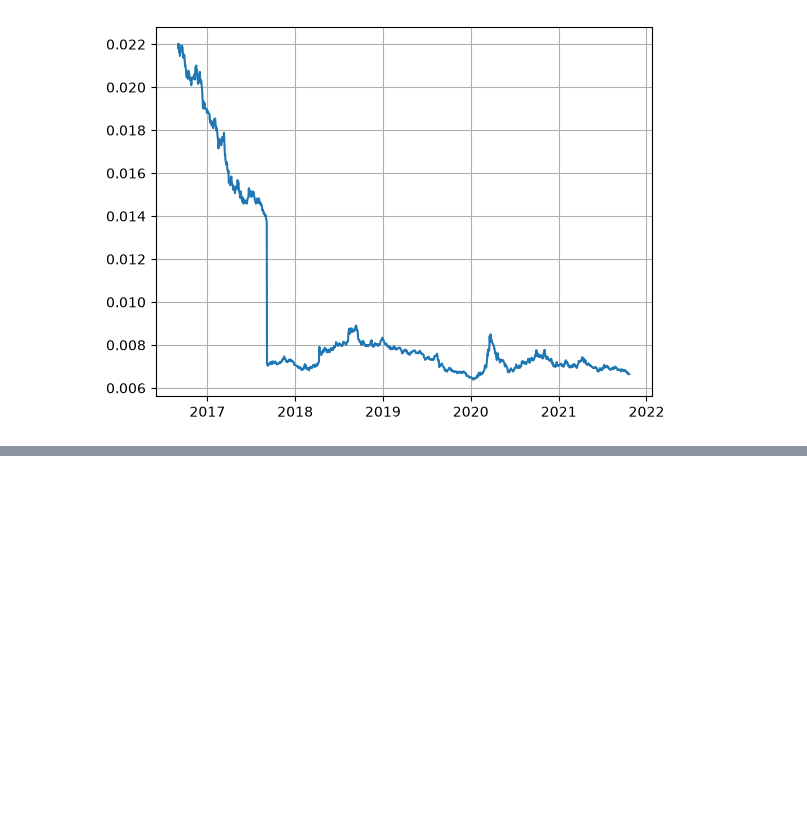
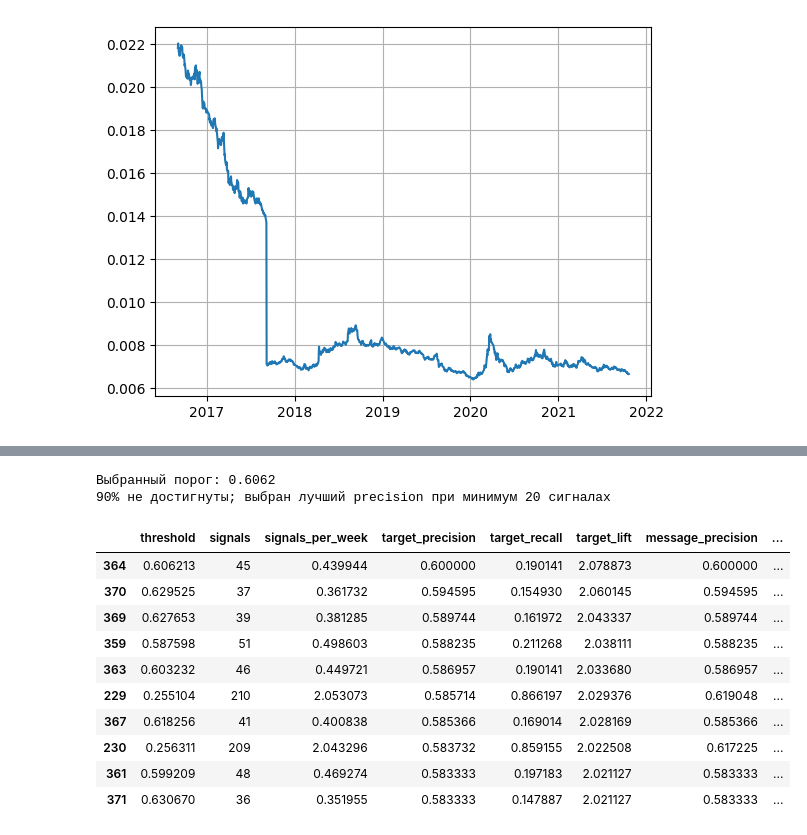
Before and after one commit to Dimon30/CIS_Traiding, a Jupyter notebook: analyse.ipynb, the cells around one changed output, grey strips where cells are left out. Saved outputs shown, nothing was run; the diff lists cells and outputs as text; code cells hidden in the pictures; blank space fills up the shorter version.

```diff
--- a/analyse.ipynb
+++ b/analyse.ipynb
@@ -48,0 +326,73 @@ plt.grid(True)
+# %%
+def make_threshold_table(frame, scores):
+    thresholds = np.unique(np.quantile(scores, np.linspace(0, 1, 401)))
+    weeks = max((frame['date'].max() - frame['date'].min()).days / 7, 1)
+    target_baseline = frame['target_good_now'].mean()
+    message_baseline = frame['message_hit'].mean()
+    rows = []
+    for threshold in thresholds:
+        predicted = scores >= threshold
+        signal_count = int(predicted.sum())
+        if signal_count == 0:
+            continue
+        target_precision = frame.loc[predicted, 'target_good_now'].mean()
+        message_precision = frame.loc[predicted, 'message_hit'].mean()
+        rows.append({
+            'threshold': threshold,
+            'signals': signal_count,
+            'signals_per_week': signal_count / weeks,
+            'target_precision': target_precision,
+            'target_recall': (
+                frame.loc[predicted, 'target_good_now'].sum()
+                / frame['target_good_now'].sum()
+            ),
+            'target_lift': target_precision / target_baseline,
+            'message_precision': message_precision,
+            'message_lift': message_precision / message_baseline,
+        })
+    return pd.DataFrame(rows)
+
+validation_thresholds = make_threshold_table(validation, validation_score)
+reliable = validation_thresholds.loc[
+    (validation_thresholds['signals'] >= 20)
+    & (validation_thresholds['target_precision'] >= 0.90)
+]
+
+if not reliable.empty:
+    selected = reliable.sort_values(['signals', 'target_precision'], ascending=False).iloc[0]
+    threshold_reason = 'достигнуты precision ≥ 90% и минимум 20 сигналов'
+else:
+    candidates = validation_thresholds.loc[validation_thresholds['signals'] >= 20]
+    selected = candidates.sort_values(
+        ['target_precision', 'signals'], ascending=False
+    ).iloc[0]
+    threshold_reason = '90% не достигнуты; выбран лучший precision при минимум 20 сигналах'
+
+SELECTED_THRESHOLD = float(selected['threshold'])
+print(f'Выбранный порог: {SELECTED_THRESHOLD:.4f}')
+print(threshold_reason)
+
+tradeoff_columns = [
+    'threshold', 'signals', 'signals_per_week', 'target_precision',
+    'target_recall', 'target_lift', 'message_precision', 'message_lift',
+]
+display(
+    validation_thresholds.loc[validation_thresholds['signals'] >= 20]
+    .sort_values(['target_precision', 'signals'], ascending=False)
+    [tradeoff_columns]
+    .head(10)
+)
+# %% [output]
+Выбранный порог: 0.6062
+90% не достигнуты; выбран лучший precision при минимум 20 сигналах
+|  | threshold | signals | signals_per_week | target_precision | target_recall | target_lift | message_precision | ... |
+| 364 | 0.606213 | 45 | 0.439944 | 0.600000 | 0.190141 | 2.078873 | 0.600000 | ... |
+| 370 | 0.629525 | 37 | 0.361732 | 0.594595 | 0.154930 | 2.060145 | 0.594595 | ... |
+| 369 | 0.627653 | 39 | 0.381285 | 0.589744 | 0.161972 | 2.043337 | 0.589744 | ... |
+| 359 | 0.587598 | 51 | 0.498603 | 0.588235 | 0.211268 | 2.038111 | 0.588235 | ... |
+| 363 | 0.603232 | 46 | 0.449721 | 0.586957 | 0.190141 | 2.033680 | 0.586957 | ... |
+| 229 | 0.255104 | 210 | 2.053073 | 0.585714 | 0.866197 | 2.029376 | 0.619048 | ... |
+| 367 | 0.618256 | 41 | 0.400838 | 0.585366 | 0.169014 | 2.028169 | 0.585366 | ... |
+| 230 | 0.256311 | 209 | 2.043296 | 0.583732 | 0.859155 | 2.022508 | 0.617225 | ... |
+| 361 | 0.599209 | 48 | 0.469274 | 0.583333 | 0.197183 | 2.021127 | 0.583333 | ... |
+| 371 | 0.630670 | 36 | 0.351955 | 0.583333 | 0.147887 | 2.021127 | 0.583333 | ... |
```
Also changed, not shown: parts of 14 cells of this notebook, 11 other files.
